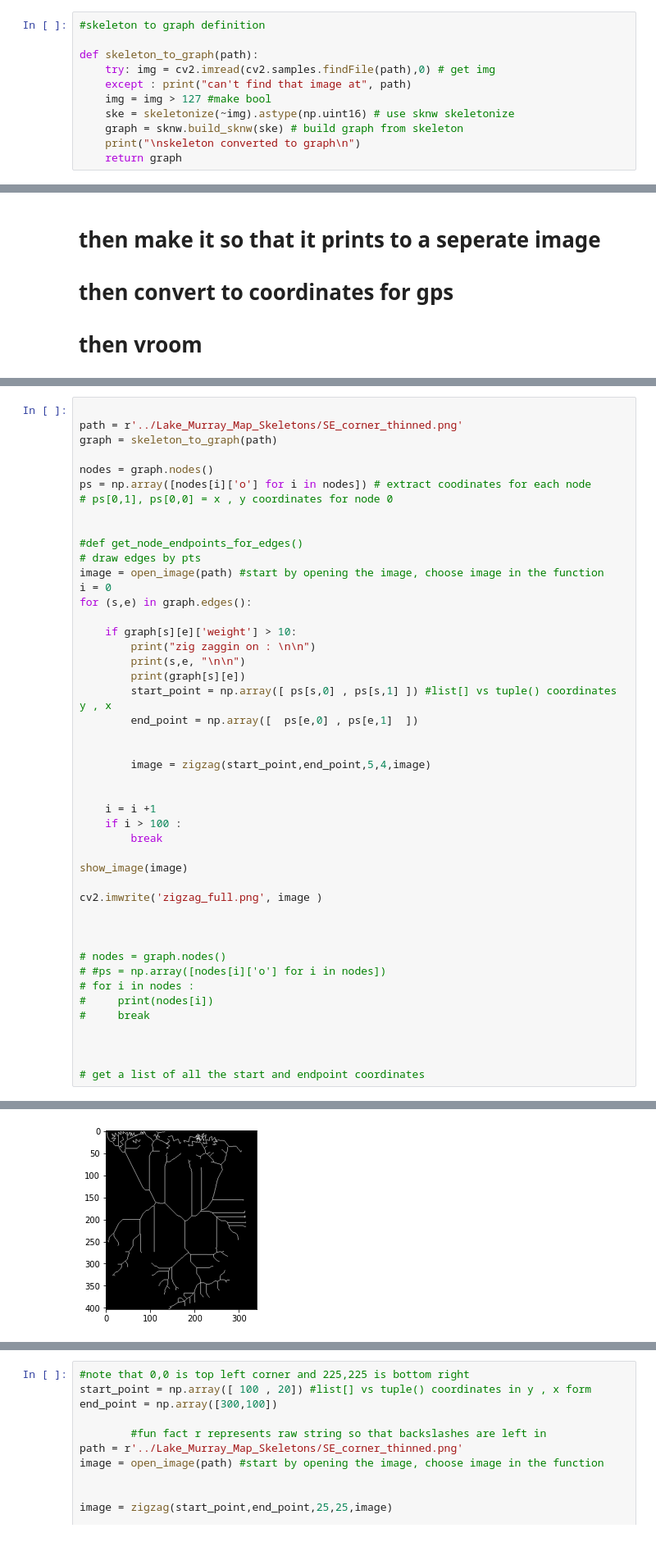
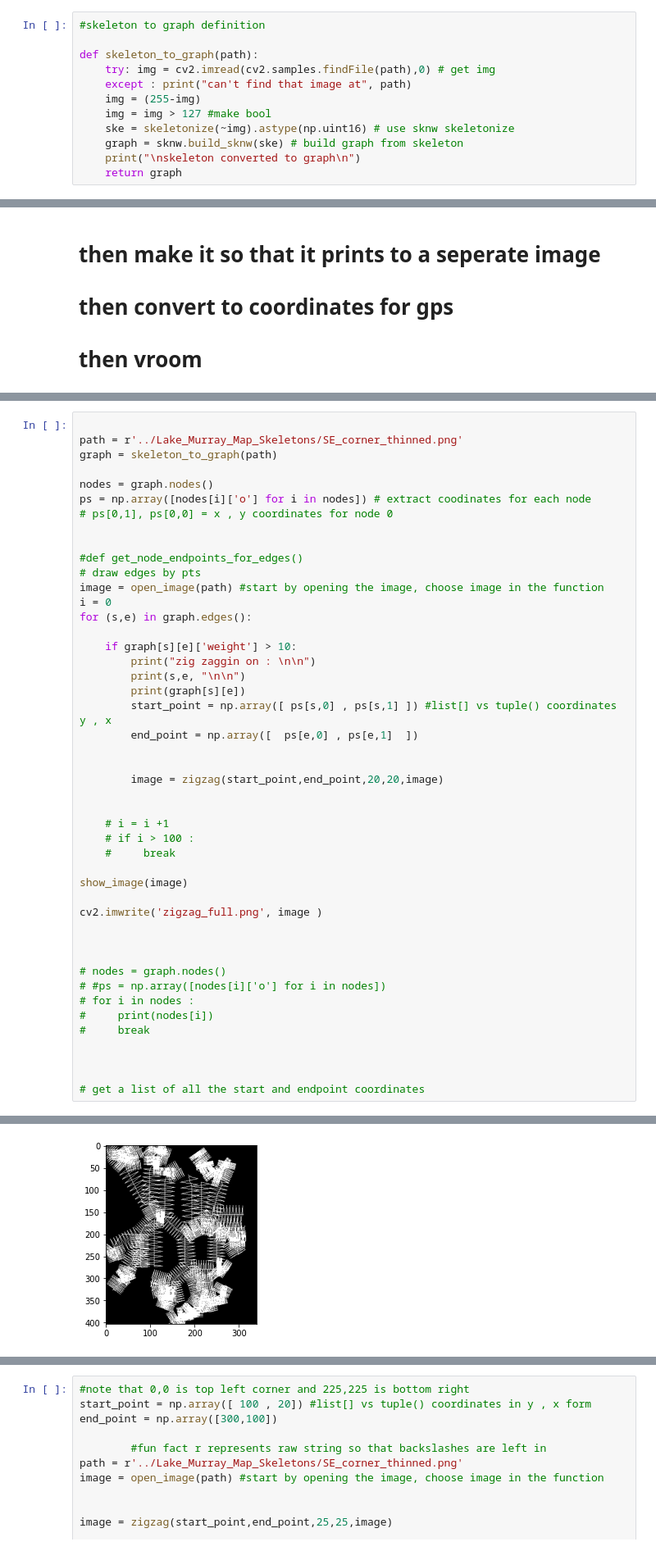
Before and after one commit to jzraiti/Coverage_Algorithm_Enviornmental_Sampling_Autonomous_Surface_Vehicle, a Jupyter notebook: zig_zag_skeleton/zig_zag_skeleton.ipynb, the cells around one changed output, grey strips where cells are left out. Shown: that part at 82% size. Drawn from its saved outputs; the diff is of its cells as text.

```diff
--- a/zig_zag_skeleton/zig_zag_skeleton.ipynb
+++ b/zig_zag_skeleton/zig_zag_skeleton.ipynb
@@ -83,6 +83,7 @@ def zigzag(start_point,end_point,num_turns,zig_zag_size,image): #zigzagsize will
 def skeleton_to_graph(path):
     try: img = cv2.imread(cv2.samples.findFile(path),0) # get img
     except : print("can't find that image at", path)
+    img = (255-img)
     img = img > 127 #make bool
     ske = skeletonize(~img).astype(np.uint16) # use sknw skeletonize
     graph = sknw.build_sknw(ske) # build graph from skeleton
@@ -147,12 +148,12 @@ for (s,e) in graph.edges():
         end_point = np.array([  ps[e,0] , ps[e,1]  ])
 
 
-        image = zigzag(start_point,end_point,5,4,image)
+        image = zigzag(start_point,end_point,20,20,image)
 
 
-    i = i +1
-    if i > 100 :
-        break
+    # i = i +1
+    # if i > 100 :
+    #     break
 
 show_image(image)
 
@@ -190,4 +191,4 @@ zig zaggin on :
-[figure, old version]
+[figure, new version]
 Plotted
 True
 # %%
```
Also changed, not shown: parts of 2 cells of this notebook, 1 other file.
